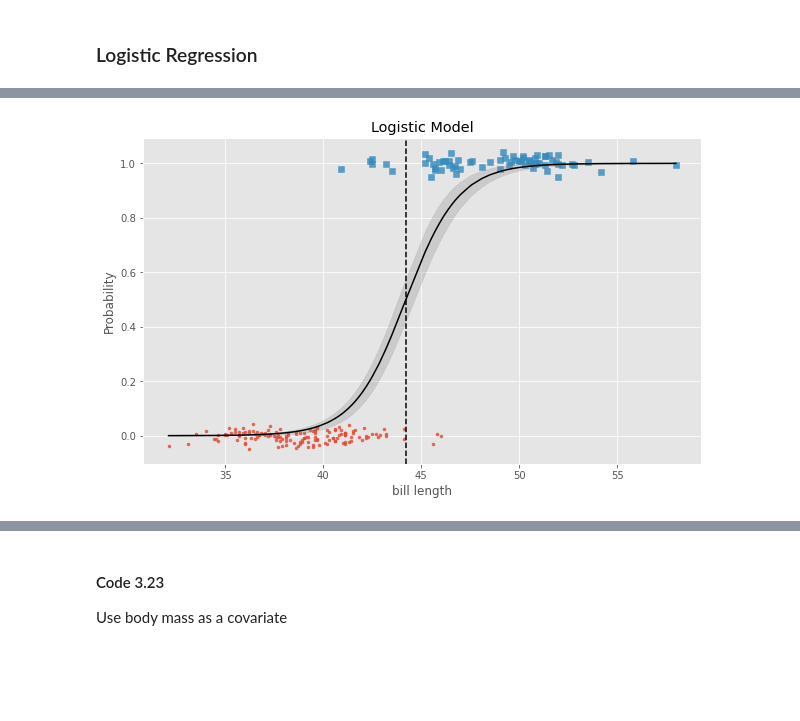
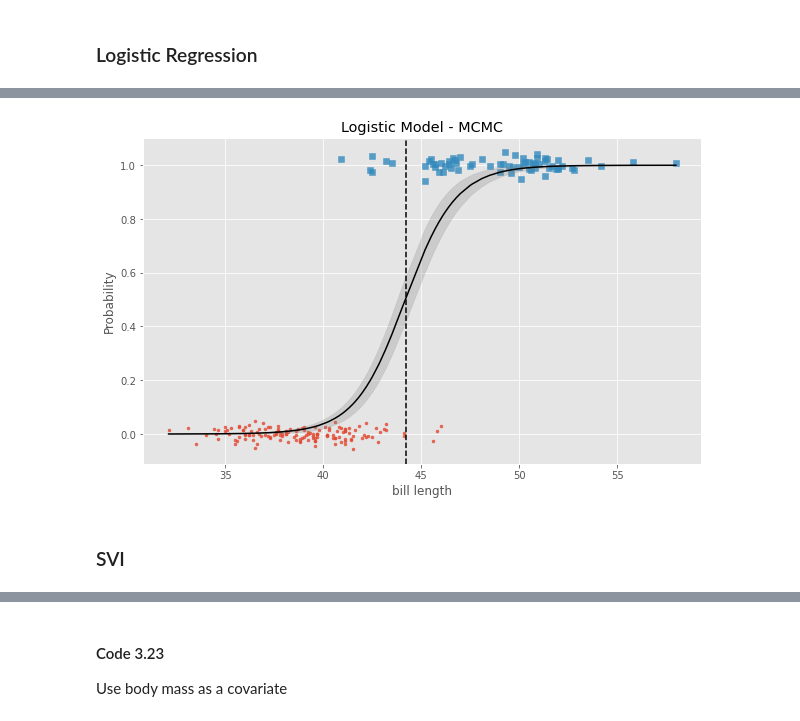
Before and after one commit to GStechschulte/books-with-code, a Jupyter notebook: bmcp/ch_3_pyro.ipynb, the cells around one changed output, grey strips where cells are left out. Saved outputs shown, nothing was run; the diff lists cells and outputs as text; code cells hidden in the pictures; blank space fills up the shorter version.

```diff
--- a/bmcp/ch_3_pyro.ipynb
+++ b/bmcp/ch_3_pyro.ipynb
@@ -347,15 +329,20 @@ plt.show()
 ### Logistic Regression
 # %%
 species_filter = penguins['species'].isin(['Adelie', 'Chinstrap'])
-bill_length_obs = torch.from_numpy(penguins.loc[species_filter, 'bill_length_mm'].values)
+bill_length_obs = torch.from_numpy(penguins.loc[species_filter, 'bill_length_mm'].values.reshape(-1, 1))
+bill_length_obs = torch.tensor(bill_length_obs, dtype=torch.float)
+
 species = pd.Categorical(penguins.loc[species_filter, 'species'])
 species_codes = torch.from_numpy(species.codes).to(torch.float64)
+species_codes = torch.tensor(species_codes, dtype=torch.float)
 # %%
 def logistic_model(bill_length, species=None):
 
+    N, P = bill_length.shape
+
     beta_0 = pyro.sample('beta_0', dist.Normal(0., 10.))
-    beta_1 = pyro.sample('beta_1', dist.Normal(0., 10.))
-    mu = beta_0 + torch.mul(beta_1, bill_length) ## support broadcasting to common shape
+    beta_1 = pyro.sample('beta_1', dist.Normal(0., 10.).expand([P]))
+    mu = beta_0 + torch.matmul(beta_1, bill_length.T)
     theta = pyro.deterministic('theta', torch.sigmoid(mu))
     db = pyro.deterministic('db', -beta_0 / beta_1)
 
@@ -407,7 +396,7 @@ db_mu = predictive_samples['db'].numpy().mean()
 db_std = predictive_samples['db'].numpy().std()
 
 predictions = pd.DataFrame({
-    'bill_length': bill_length_obs,
+    'bill_length': bill_length_obs.flatten(),
     'prob_mu': prob_mu,
     'prob_std': prob_std,
     'high': prob_mu + prob_std,
@@ -418,21 +407,21 @@ predictions = predictions.sort_values(by=['bill_length'])
 # %%
 plt.figure(figsize=(10, 6))
 
 for i, (label, marker) in enumerate(zip(species.categories, (".", "s"))):
     _filter = (species.codes == i) ## size
     x = bill_length_obs[_filter] ## x_obs
     y = np.random.normal(i, 0.02, size=_filter.sum()) ## small amount of noise (jitter)
     plt.scatter(bill_length_obs[_filter], y, marker=marker, label=label, alpha=.8)
 
 plt.plot(predictions['bill_length'], predictions['prob_mu'], color='black')
 plt.fill_between(
     predictions['bill_length'], predictions['high'], predictions['low'],
     alpha=0.25, color='grey')
 plt.axvline(
     x=predictive_samples['db'].numpy().mean(), linestyle='--', color='black')
 plt.xlabel('bill length')
 plt.ylabel('Probability')
-plt.title('Logistic Model')
+plt.title('Logistic Model - MCMC')
 plt.show()
 # %% [output]
-[figure, old version]
+[figure, new version]
@@ -440,0 +428,2 @@ logistic_az = az.from_pyro(posterior=mcmc_logistic)
+# %% [markdown]
+### SVI
```
Also changed, not shown: parts of 52 cells of this notebook.
